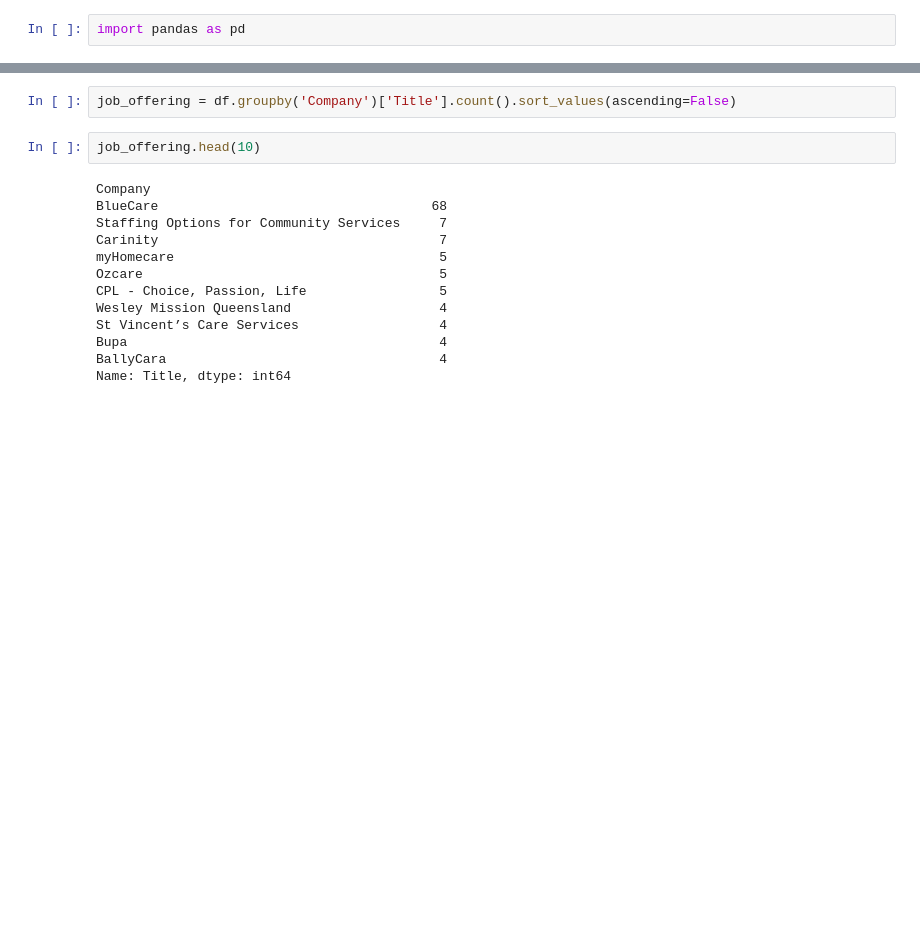
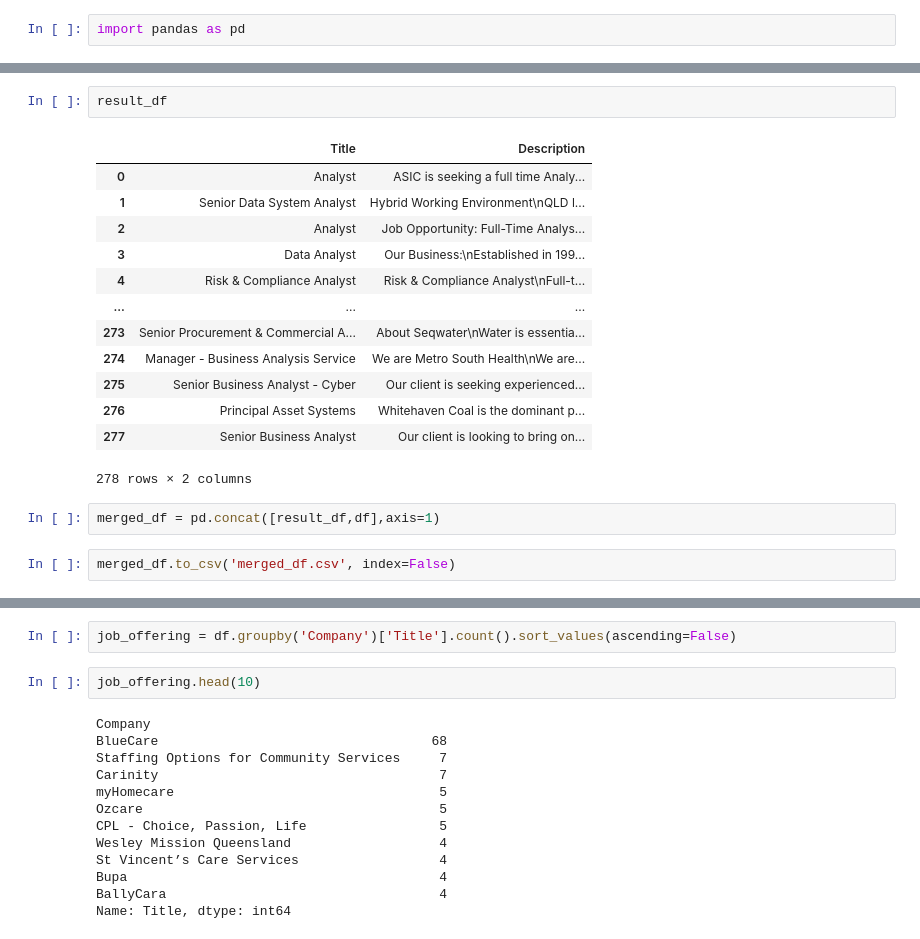
Before and after one commit to SacSresta/Job-Scraper, a Jupyter notebook: eda.ipynb, the cells around one changed output, grey strips where cells are left out. Cells and saved outputs as stored; diff of their text form; blank space fills up the shorter version.

```diff
--- a/eda.ipynb
+++ b/eda.ipynb
@@ -4,0 +90,20 @@ df = pd.read_csv('job_listings.csv')
+# %%
+result_df
+# %% [output]
+|  | Title | Description |
+| 0 | Analyst | ASIC is seeking a full time Analy... |
+| 1 | Senior Data System Analyst | Hybrid Working Environment\nQLD l... |
+| 2 | Analyst | Job Opportunity: Full-Time Analys... |
+| 3 | Data Analyst | Our Business:\nEstablished in 199... |
+| 4 | Risk & Compliance Analyst | Risk & Compliance Analyst\nFull-t... |
+| ... | ... | ... |
+| 273 | Senior Procurement & Commercial A... | About Seqwater\nWater is essentia... |
+| 274 | Manager - Business Analysis Service | We are Metro South Health\nWe are... |
+| 275 | Senior Business Analyst - Cyber | Our client is seeking experienced... |
+| 276 | Principal Asset Systems | Whitehaven Coal is the dominant p... |
+| 277 | Senior Business Analyst | Our client is looking to bring on... |
+278 rows × 2 columns
+# %%
+merged_df = pd.concat([result_df,df],axis=1)
+# %%
+merged_df.to_csv('merged_df.csv', index=False)
```
Also changed, not shown: parts of 16 cells of this notebook, 13 other files.
